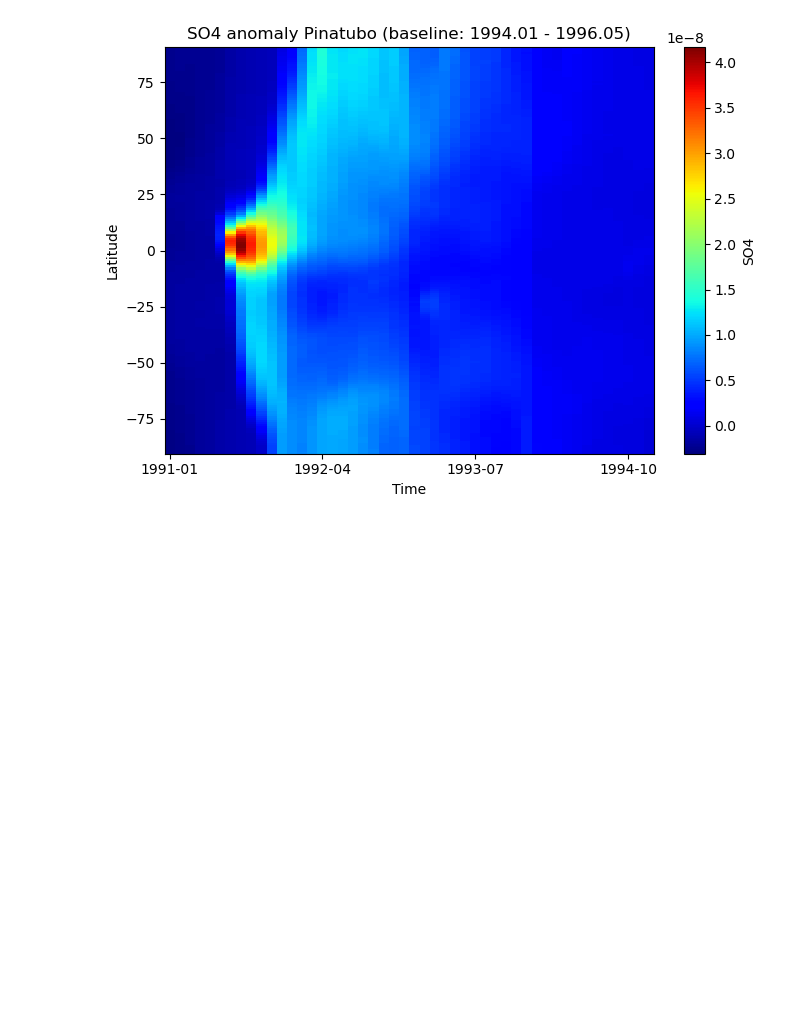
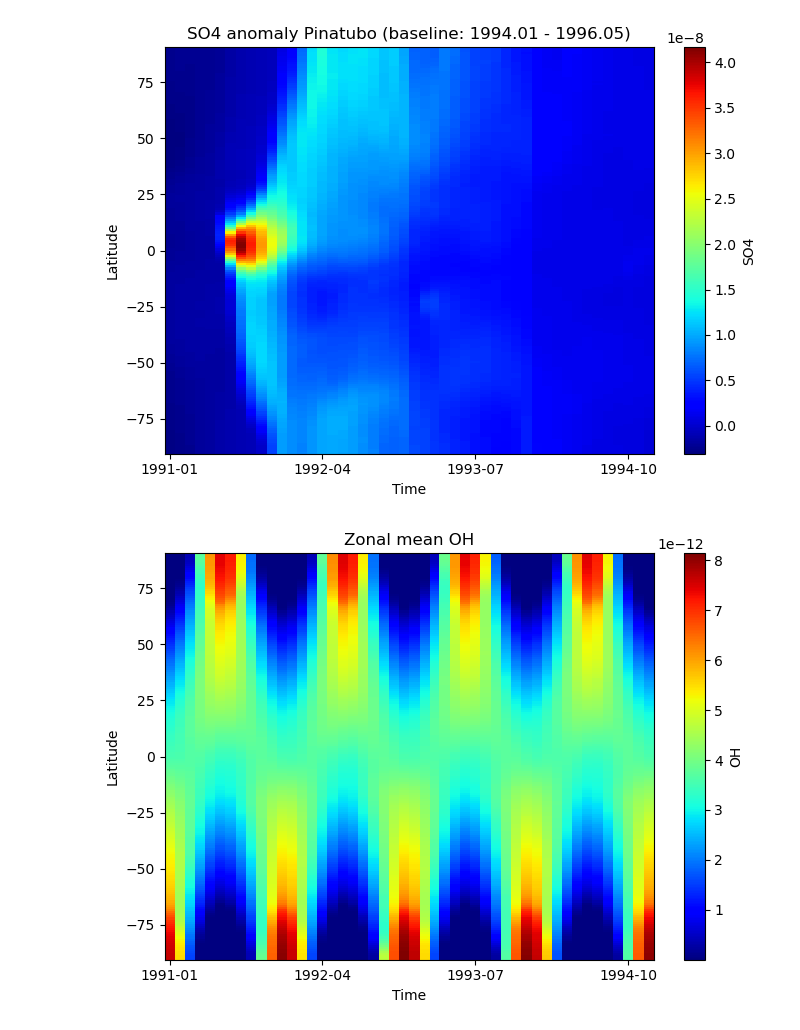
Before and after one commit to EliHHogemo/master_thesis, a Jupyter notebook: pinatubo_iceland.ipynb, the cells around one changed output. Drawn from its saved outputs; the diff is of its cells as text; code cells hidden in the pictures; blank space fills up the shorter version.

Commit message:
added OH plots

```diff
--- a/pinatubo_iceland.ipynb
+++ b/pinatubo_iceland.ipynb
@@ -508,3 +510,31 @@ Traceback (most recent call last):
   File "src/netCDF4/_netCDF4.pyx", line 2164, in netCDF4._netCDF4._ensure_nc_success
 RuntimeError: NetCDF: Not a valid ID
 [figure]
+# %%
+oh = ds["OH"].weighted(weighted_lat).mean(dim="lev")
+pre_eruption = oh.sel(time=slice('1994-01-01', '1996-12-01'))
+base = pre_eruption.groupby("time.month").mean()
+oh_anom = oh.groupby("time.month") - base
+
+oh_zoom = oh.sel(time=slice('1991-01-01', '1994-12-01'))
+time_zoom = oh_zoom['time'].values
+oh_lat_time = oh_zoom.mean(dim="lon")
+lat = oh_lat_time["lat"]
+
+plt.figure(figsize=(7,5))
+pc = plt.pcolormesh(
+    time_zoom,
+    lat,
+    oh_lat_time.T,
+    shading="auto",
+    cmap="jet"
+)
+
+plt.colorbar(pc, label="OH")
+plt.xlabel("Time")
+plt.ylabel("Latitude")
+plt.title("Zonal mean OH")
+plt.tight_layout()
+plt.show()
+# %% [output]
+[figure, added]
```
Also changed, not shown: parts of 2 cells of this notebook.
